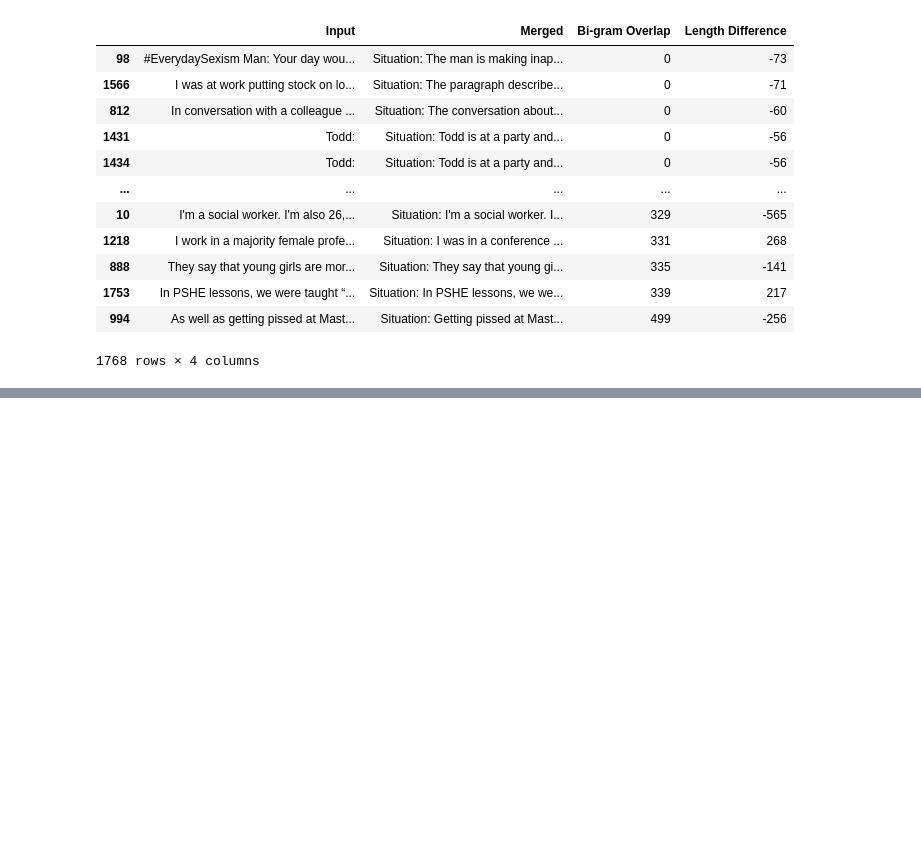
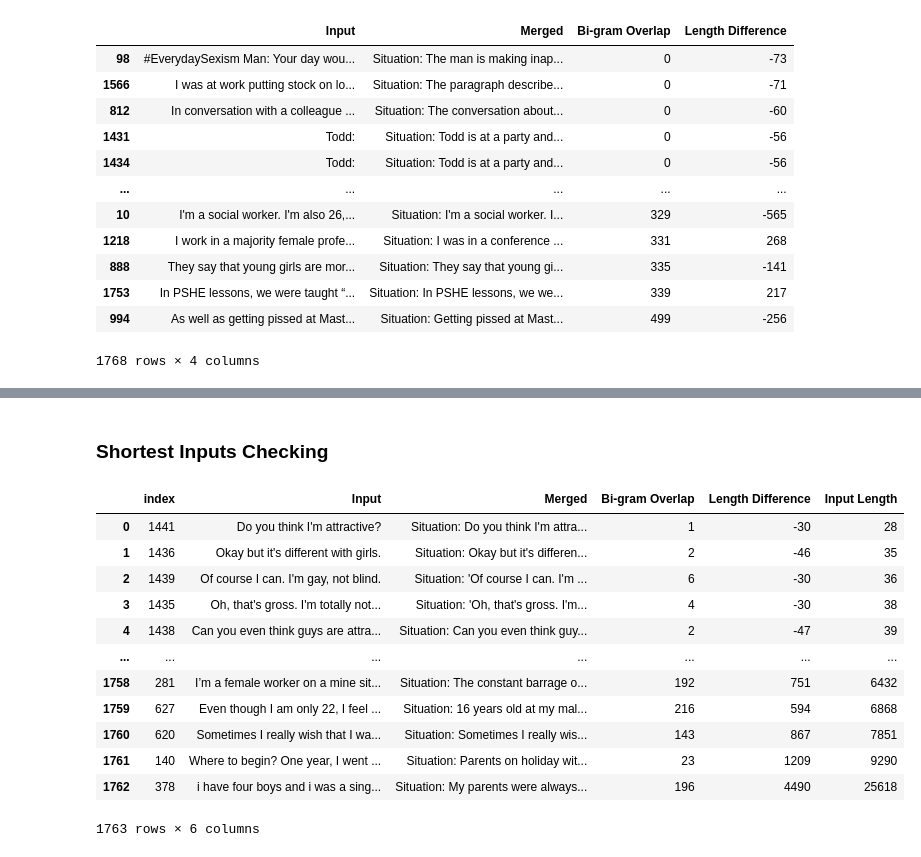
Before and after one commit to UCR-Senior-Design/course-project-fifty-fifty, a Jupyter notebook: deepnote/NegativeDatasetQuality/NegativeDatasetQuality.ipynb, the cells around one changed output, grey strips where cells are left out. Drawn from its saved outputs; the diff is of its cells as text; code cells hidden in the pictures; blank space fills up the shorter version.

Commit message:
Checking shortest inputs
This commit was created by Deepnote. Project url: https://deepnote.com/project/917cfa1e-fc4b-456b-88ba-8d98b355a266

```diff
--- a/deepnote/NegativeDatasetQuality/NegativeDatasetQuality.ipynb
+++ b/deepnote/NegativeDatasetQuality/NegativeDatasetQuality.ipynb
@@ -269,0 +262,3 @@ analysis_results_sorted
+# %%
+analysis_results_cleaned = analysis_results_sorted.drop(index = [1431,1434,1440,1429,1437])
+analysis_results_cleaned
@@ -270,3 +279,24 @@ analysis_results_sorted
+# %% [markdown]
+### Shortest Inputs Checking
+# %%
+analysis_results_cleaned["Input Length"] = analysis_results_cleaned["Input"].str.len()
+analysis_results_inputlen = analysis_results_cleaned.sort_values(by = ['Input Length'], ascending = [True])
+analysis_results_inputlen = analysis_results_inputlen.reset_index()
+analysis_results_inputlen
+# %% [output]
+|  | index | Input | Merged | Bi-gram Overlap | Length Difference | Input Length |
+| 0 | 1441 | Do you think I'm attractive? | Situation: Do you think I'm attra... | 1 | -30 | 28 |
+| 1 | 1436 | Okay but it's different with girls. | Situation: Okay but it's differen... | 2 | -46 | 35 |
+| 2 | 1439 | Of course I can. I'm gay, not blind. | Situation: 'Of course I can. I'm ... | 6 | -30 | 36 |
+| 3 | 1435 | Oh, that's gross. I'm totally not... | Situation: 'Oh, that's gross. I'm... | 4 | -30 | 38 |
+| 4 | 1438 | Can you even think guys are attra... | Situation: Can you even think guy... | 2 | -47 | 39 |
+| ... | ... | ... | ... | ... | ... | ... |
+| 1758 | 281 | I’m a female worker on a mine sit... | Situation: The constant barrage o... | 192 | 751 | 6432 |
+| 1759 | 627 | Even though I am only 22, I feel ... | Situation: 16 years old at my mal... | 216 | 594 | 6868 |
+| 1760 | 620 | Sometimes I really wish that I wa... | Situation: Sometimes I really wis... | 143 | 867 | 7851 |
+| 1761 | 140 | Where to begin? One year, I went ... | Situation: Parents on holiday wit... | 23 | 1209 | 9290 |
+| 1762 | 378 | i have four boys and i was a sing... | Situation: My parents were always... | 196 | 4490 | 25618 |
+1763 rows × 6 columns
 # %% [markdown]
 <a style='text-decoration:none;line-height:16px;display:flex;color:#5B5B62;padding:10px;justify-content:end;' href='https://deepnote.com?utm_source=created-in-deepnote-cell&projectId=917cfa1e-fc4b-456b-88ba-8d98b355a266' target="_blank">
 <img alt='Created in deepnote.com' style='display:inline;max-height:16px;margin:0px;margin-right:7.5px;' src='embedded-picture-1' > </img>
```
Also changed, not shown: parts of 7 cells of this notebook.
